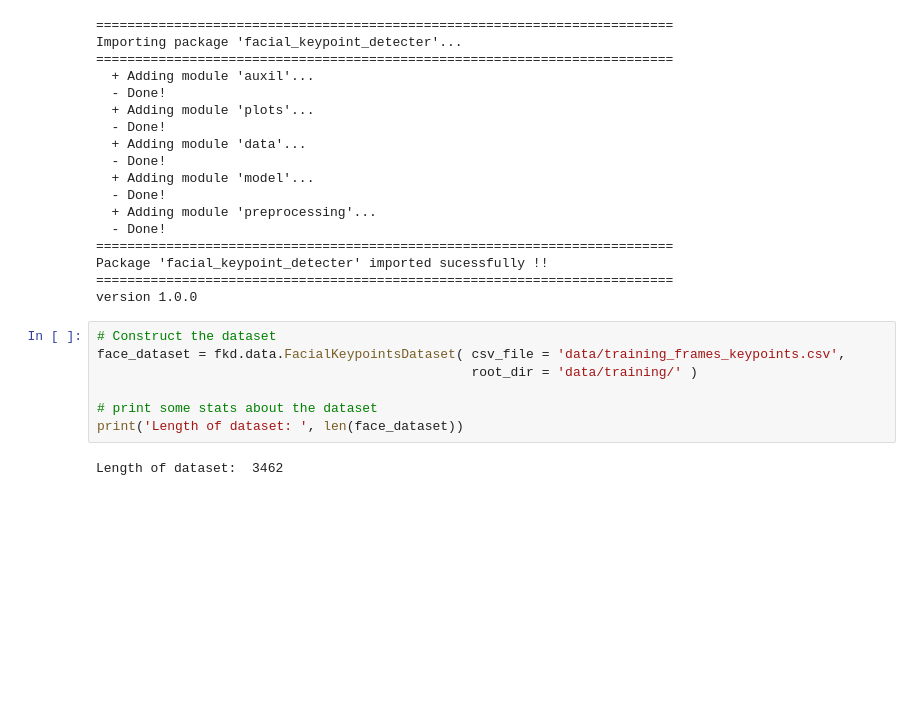
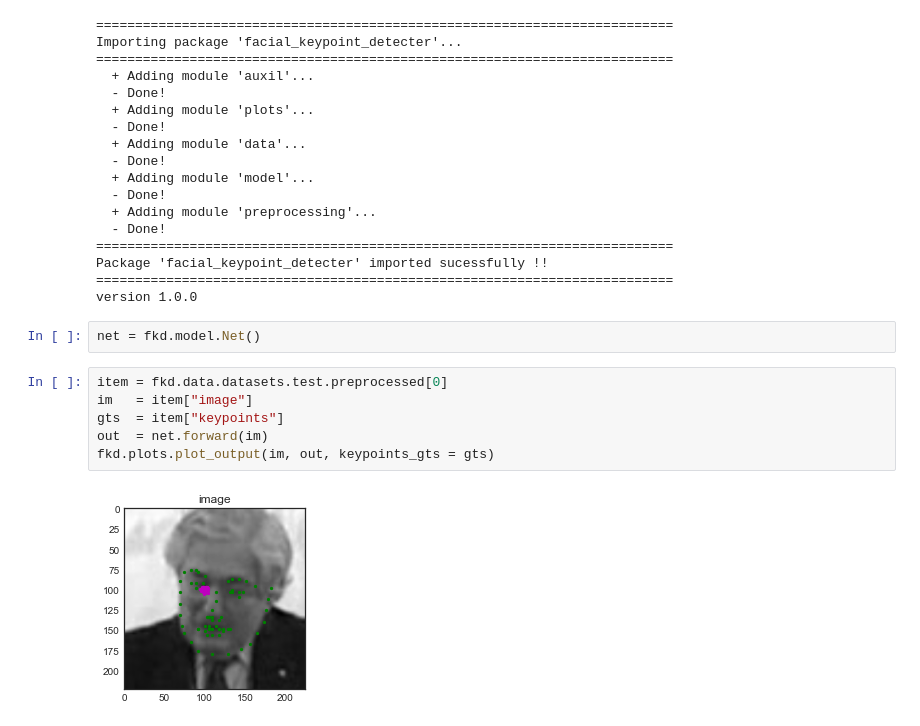
Before and after one commit to ShashankKumbhare/facial-keypoints-detecter, a Jupyter notebook: test_notebook.ipynb, the cells around one changed output. Cells and saved outputs as stored; diff of their text form; blank space fills up the shorter version.

```diff
--- a/test_notebook.ipynb
+++ b/test_notebook.ipynb
@@ -18,12 +22,13 @@ Importing package 'facial_keypoint_detecter'...
 Package 'facial_keypoint_detecter' imported sucessfully !!
 ==========================================================================
 version 1.0.0
-# %%
-# Construct the dataset
-face_dataset = fkd.data.FacialKeypointsDataset( csv_file = 'data/training_frames_keypoints.csv',
-                                                root_dir = 'data/training/' )
-
-# print some stats about the dataset
-print('Length of dataset: ', len(face_dataset))
-# %% [output]
-Length of dataset:  3462
+# %%
+net = fkd.model.Net()
+# %%
+item = fkd.data.datasets.test.preprocessed[0]
+im   = item["image"]
+gts  = item["keypoints"]
+out  = net.forward(im)
+fkd.plots.plot_output(im, out, keypoints_gts = gts)
+# %% [output]
+[figure, added]
```
Also changed, not shown: parts of 7 cells of this notebook, 5 other files.
